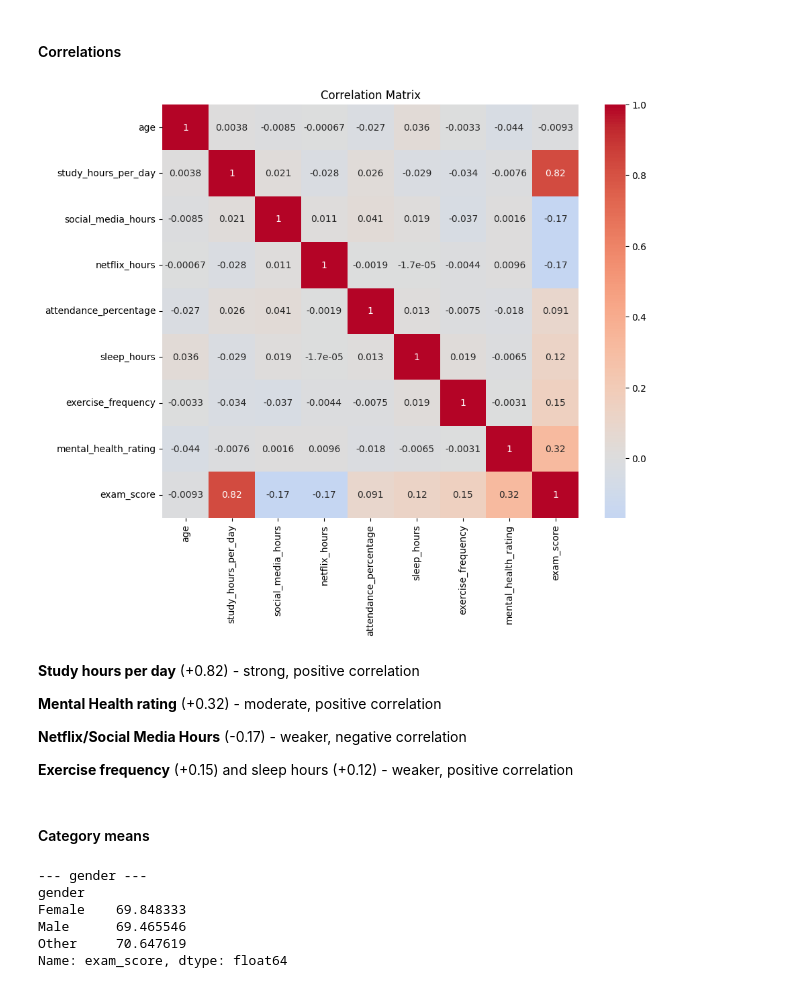
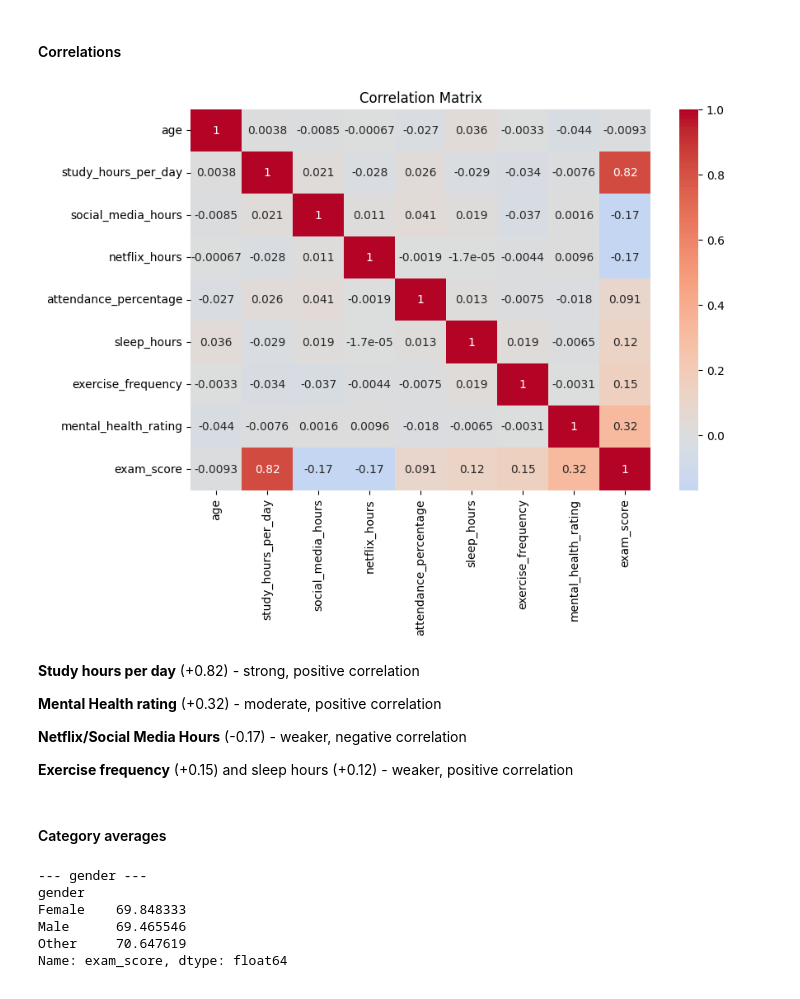
Before and after one commit to martyna-haliniak/visualisations_in_python, a Jupyter notebook: visualisations_task.ipynb, the cells around one changed output. Saved outputs shown, nothing was run; the diff lists cells and outputs as text; code cells hidden in the pictures.

Commit message:
Changed the code for the last plot

```diff
--- a/visualisations_task.ipynb
+++ b/visualisations_task.ipynb
@@ -227,17 +227,17 @@ Although a few students scored close to 100%, they do not qualify as statistical
 # %%
 # Only keep numeric columns
 numeric_cols = df.select_dtypes(include='number')
 
 # Correlation matrix
 corr = numeric_cols.corr()
 
 # Plot
-plt.figure(figsize=(10, 8))
+plt.figure(figsize=(9, 6))
 sns.heatmap(corr, annot=True, cmap='coolwarm', center=0)
 plt.title("Correlation Matrix")
 plt.show()
 # %% [output]
-[figure, old version]
+[figure, new version]
 # %% [markdown]
 **Study hours per day** (+0.82) - strong, positive correlation
 
@@ -247,7 +247,7 @@ plt.show()
 
 **Exercise frequency** (+0.15) and sleep hours (+0.12) - weaker, positive correlation
 # %% [markdown]
-#### Category means
+#### Category averages
 # %%
 # Pick relevant categorical or boolean columns
 cat_cols = ["gender", "part_time_job", "diet_quality", "internet_quality", "extracurricular_participation"]
```
Also changed, not shown: parts of 8 cells of this notebook.
